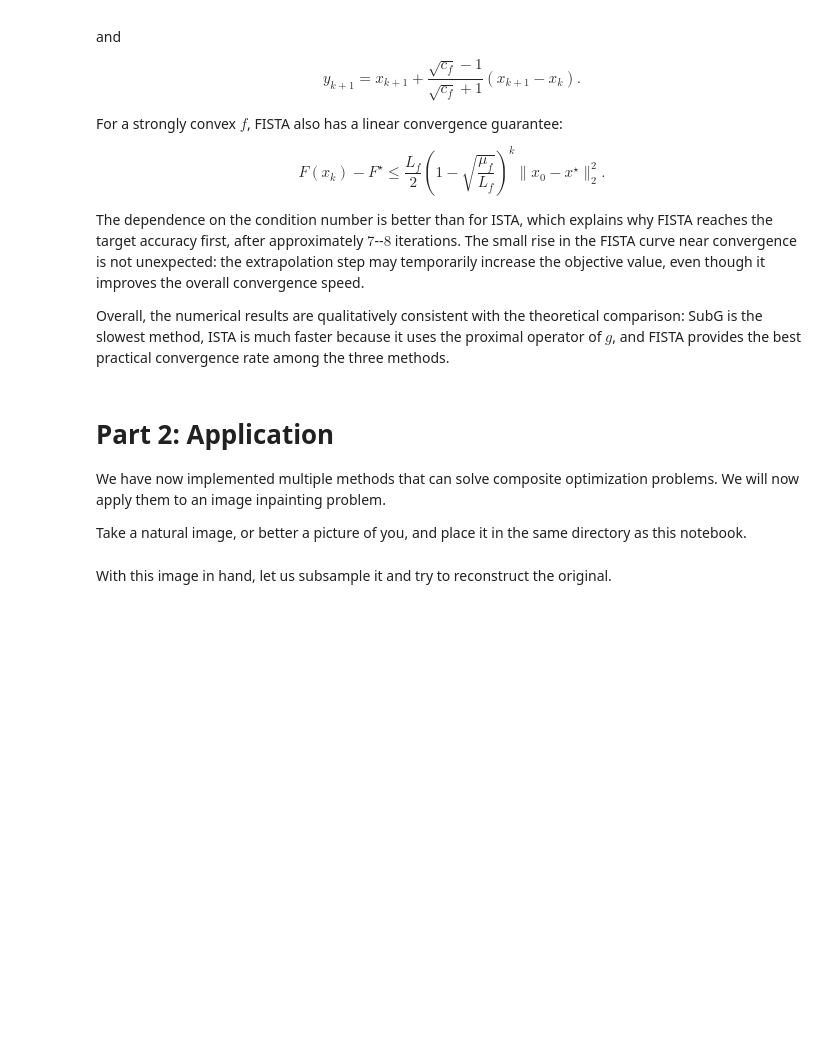
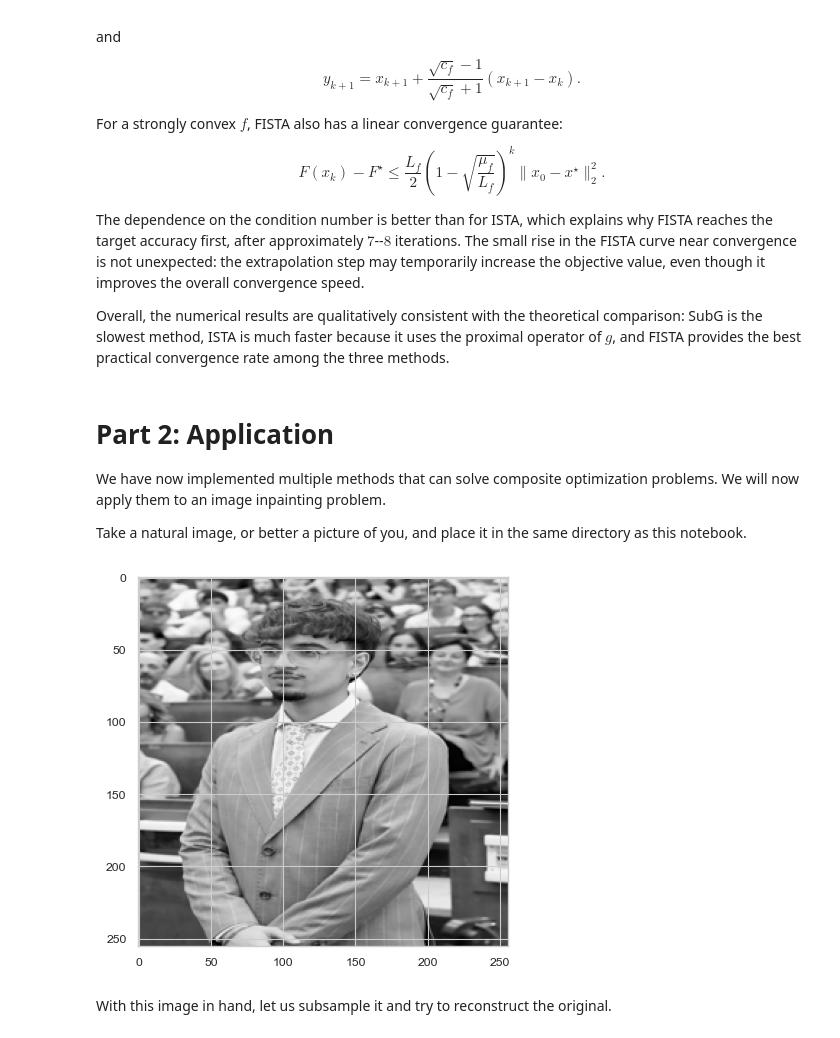
Before and after one commit to fracassa/Math-of-Data_EE-556, a Jupyter notebook: students/Part 4 - Proximal methods.ipynb, the cells around one changed output. Cells and saved outputs as stored; diff of their text form; code cells hidden in the pictures; blank space fills up the shorter version.

```diff
--- a/students/Part 4 - Proximal methods.ipynb
+++ b/students/Part 4 - Proximal methods.ipynb
@@ -459,7 +459,9 @@ Take a natural image, or better a picture of you, and place it in the same direc
 # %%
 from lib.inpainting import *
 
-image = load("lib/alp.jpg")  # FILL: replace with your image filename.
+image = load("test_pic.jpg")  # FILL: replace with your image filename
+# %% [output]
+[figure, added]
 # %% [markdown]
 With this image in hand, let us subsample it and try to reconstruct the original.
 # %%
```
Also changed, not shown: parts of 9 cells of this notebook.
